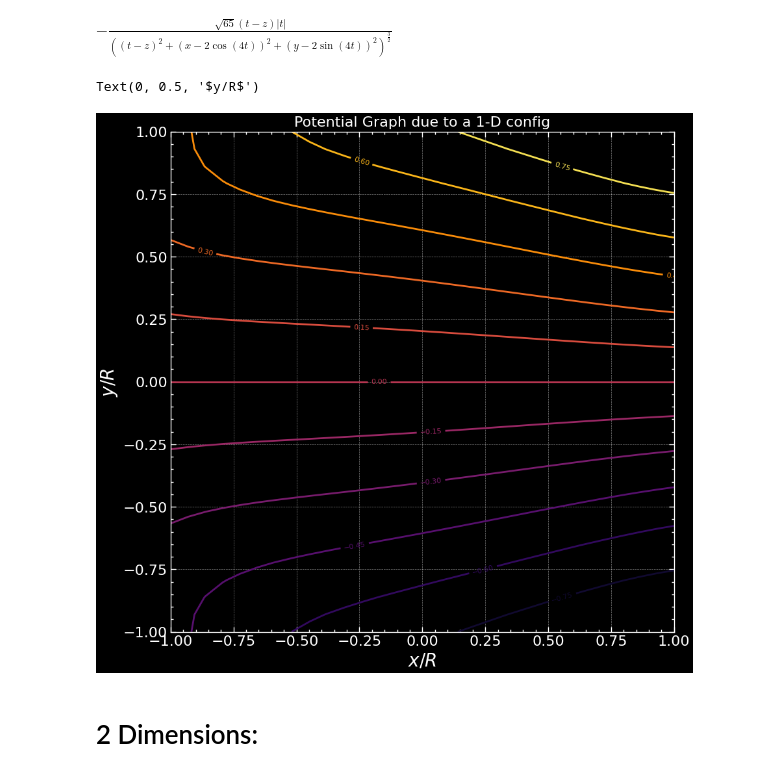
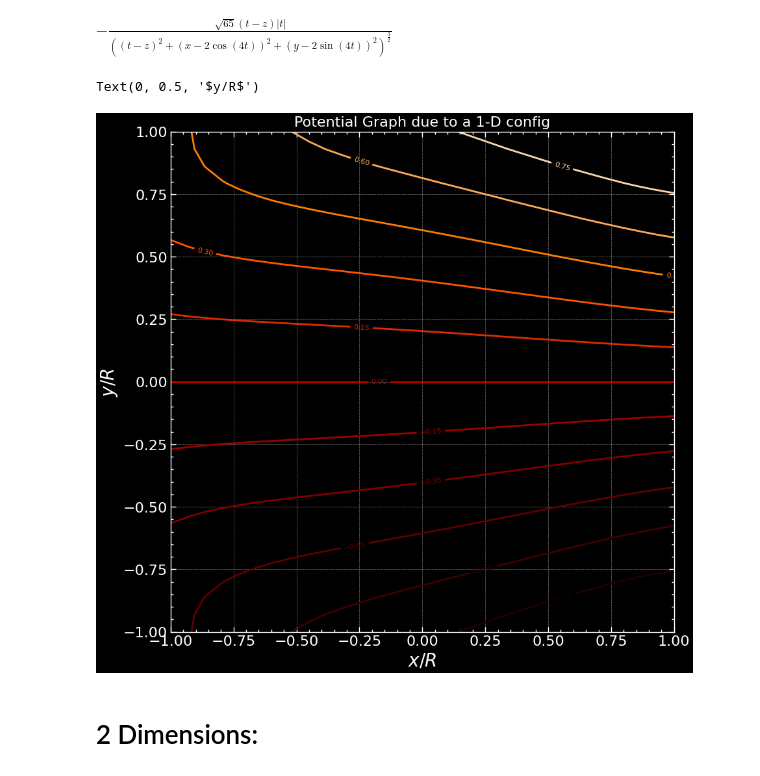
Before and after one commit to Siddhantshimpi/Siddhantshimpi, a Jupyter notebook: Physics/polarization.ipynb, the cells around one changed output. Drawn from its saved outputs; the diff is of its cells as text; code cells hidden in the pictures.

```diff
--- a/Physics/polarization.ipynb
+++ b/Physics/polarization.ipynb
@@ -137,15 +137,15 @@ xv, yv = np.meshgrid(x, y)
 v = np.vectorize(V)(xv, yv, 0)
 # %%
 fig, ax = plt.subplots(1, 1, figsize = (10, 10))
-cs = plt.contour(xv, yv, v, levels = 15, cmap = 'inferno')
+cs = plt.contour(xv, yv, v, levels = 15, cmap = 'gist_heat')
 
 plt.clabel(cs, fontsize = 8)
 plt.title('Potential Graph due to a 1-D config')
 plt.xlabel(r'$x/R$', fontsize = 20)
 plt.ylabel(r'$y/R$', fontsize = 20)
 # %% [output]
 Text(0, 0.5, '$y/R$')
-[figure, old version]
+[figure, new version]
 # %% [markdown]
 # 2 Dimensions:
 # %% [markdown]
```
Also changed, not shown: parts of 3 cells of this notebook, 2 other files.
